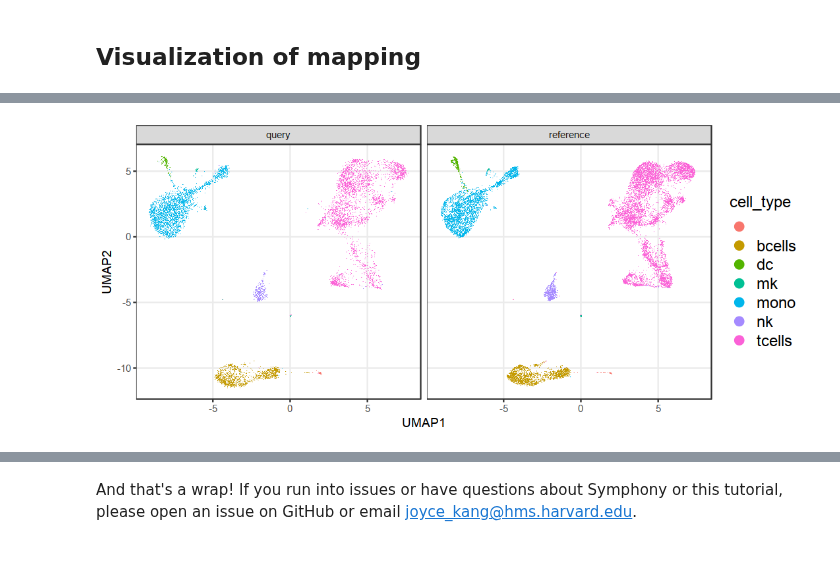
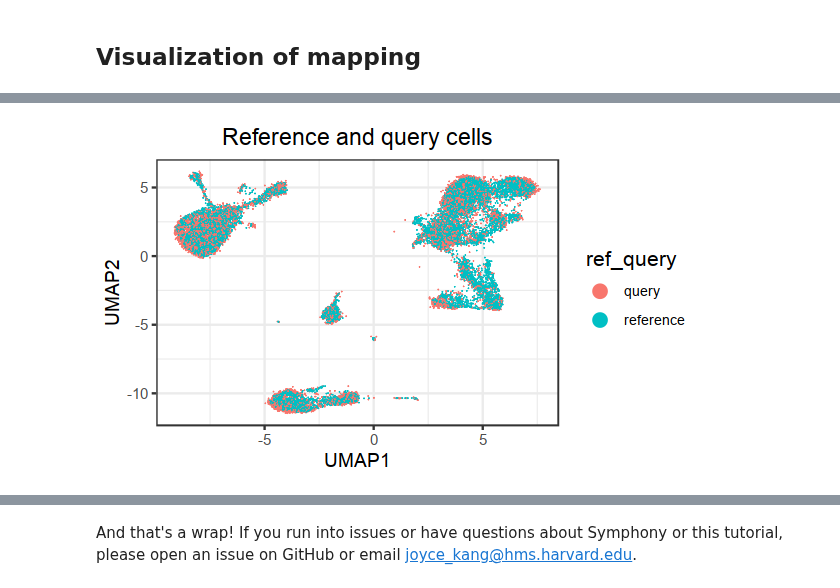
Before and after one commit to immunogenomics/symphony, a Jupyter notebook: vignettes/pbmcs_tutorial.ipynb, the cells around one changed output, grey strips where cells are left out. Cells and saved outputs as stored; diff of their text form; code cells hidden in the pictures; blank space fills up the shorter version.

```diff
--- a/vignettes/pbmcs_tutorial.ipynb
+++ b/vignettes/pbmcs_tutorial.ipynb
@@ -277,10 +298,5 @@ query$meta_data$ref_query = 'query'
 meta_data_combined = rbind(query$meta_data, reference$meta_data)
 
 # Add the UMAP coordinates to the metadata
-colnames(reference$umap$embedding) = c('UMAP1', 'UMAP2')
-colnames(query$umap) = c('UMAP1', 'UMAP2')
 umap_combined = rbind(query$umap, reference$umap$embedding)
 umap_combined_labels = cbind(meta_data_combined, umap_combined)
-
-# Plot query cells on top
-umap_combined_labels = umap_combined_labels[order(-as.numeric(factor(umap_combined_labels$ref_query))),]
@@ -305,19 +303,6 @@ q
-# %%
-# Plot UMAP visualization
-fig.size(4, 9)
-
-q = umap_combined_labels %>%
-    ggplot(aes(x = UMAP1, y = UMAP2, col = cell_type)) +
-    geom_point_rast(size = 0.4, stroke = 0.2, shape = 16) +
-    theme_bw() +
-    theme(plot.title = element_text(hjust = 0.5)) +
-    theme(legend.position="right") +
-    theme(legend.text = element_text(size=14), plot.title = element_text(size=16),
-          legend.title=element_text(size=14)) +
-    guides(colour = guide_legend(override.aes = list(size = 4))) +
-    scale_x_continuous(minor_breaks = seq(-10, 10, 5)) +
-    scale_y_continuous(minor_breaks = seq(-10, 10, 5)) +
-    facet_wrap(~ref_query)
-q
-# %% [output]
-[figure, removed]
+# %%
+# Plot UMAP visualization
+fig.size(3, 5)
+plotBasic(umap_combined_labels, title = 'Reference and query cells', color.by = 'ref_query')
+# %% [output]
+[figure, added]
```
Also changed, not shown: parts of 28 cells of this notebook.
